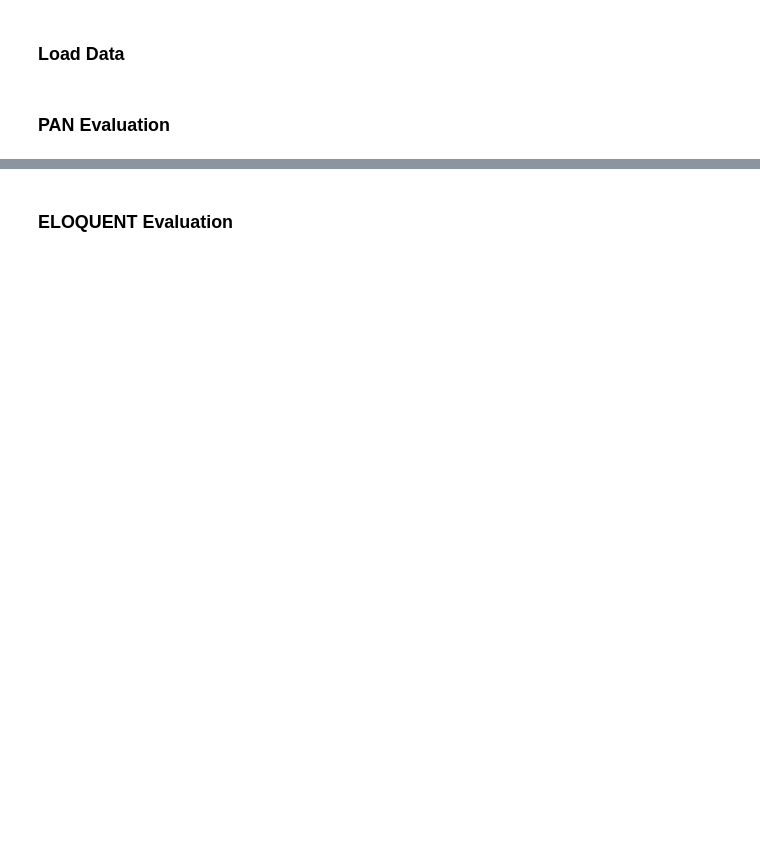
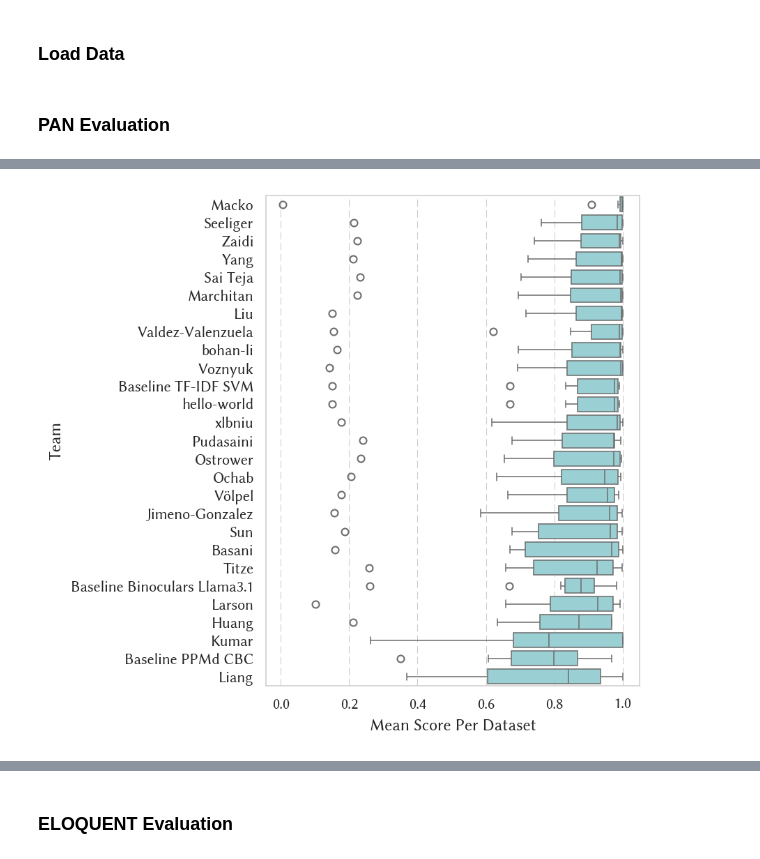
Before and after one commit to pan-webis-de/pan25-generative-ai-authorship-verification, a Jupyter notebook: notebooks/task_eval.ipynb, the cells around one changed output, grey strips where cells are left out. Saved outputs shown, nothing was run; the diff lists cells and outputs as text; code cells hidden in the pictures; blank space fills up the shorter version.

```diff
--- a/notebooks/task_eval.ipynb
+++ b/notebooks/task_eval.ipynb
@@ -185,0 +259,10 @@ pan_leaderboard_source.round(3)
+# %%
+plt.figure(figsize=(6, 5.5))
+sns.boxplot(df_run_eval.query('eval_field == "source"'), x='mean', y='team', linewidth=.75, order=pan_leaderboard_source.index.get_level_values('team'))
+plt.xlabel('Mean Score Per Dataset')
+plt.ylabel('Team')
+plt.tight_layout()
+plt.savefig(OUT_DIR / 'pan_leaderboard_source.pdf')
+plt.show()
+# %% [output]
+[figure, added]
```
Also changed, not shown: parts of 26 cells of this notebook.
